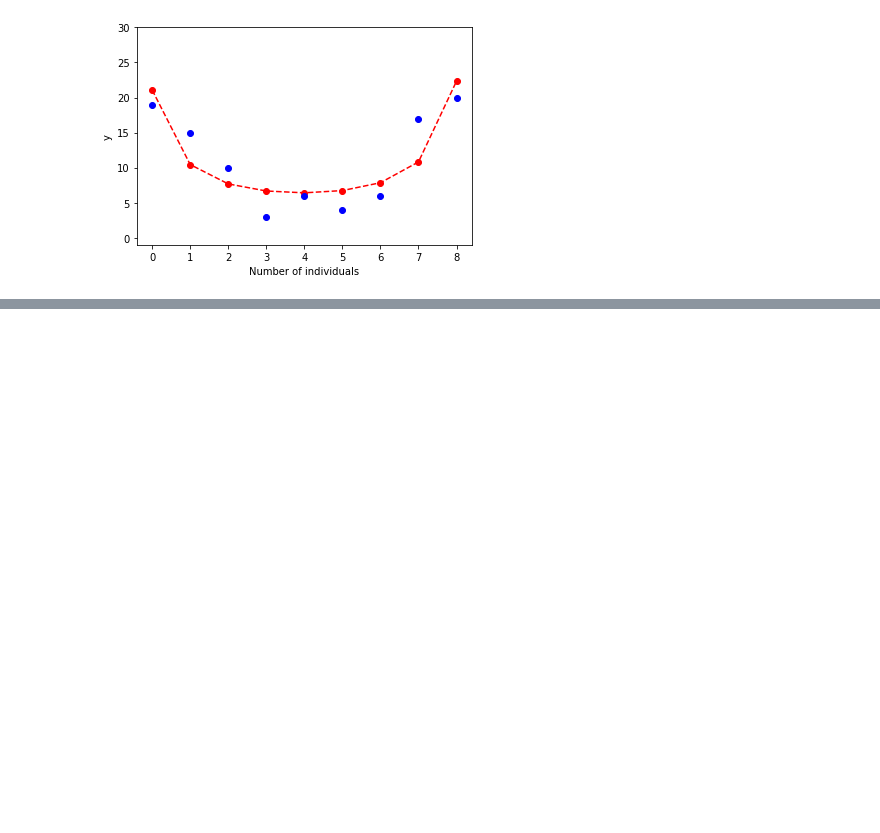
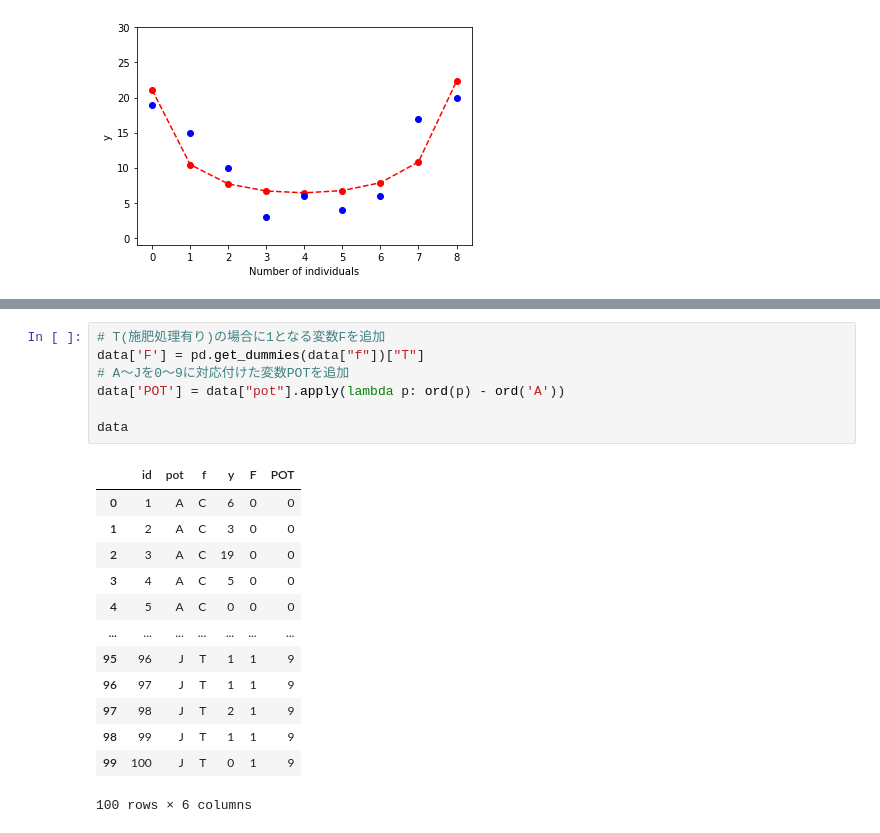
Before and after one commit to KFurudate/Midoribon, a Jupyter notebook: chap10.ipynb, the cells around one changed output, grey strips where cells are left out. Drawn from its saved outputs; the diff is of its cells as text; blank space fills up the shorter version.

```diff
--- a/chap10.ipynb
+++ b/chap10.ipynb
@@ -268,0 +324,21 @@ plt.show()
+# %%
+# T(施肥処理有り)の場合に1となる変数Fを追加
+data['F'] = pd.get_dummies(data["f"])["T"]
+# A〜Jを0〜9に対応付けた変数POTを追加
+data['POT'] = data["pot"].apply(lambda p: ord(p) - ord('A'))
+
+data
+# %% [output]
+|  | id | pot | f | y | F | POT |
+| 0 | 1 | A | C | 6 | 0 | 0 |
+| 1 | 2 | A | C | 3 | 0 | 0 |
+| 2 | 3 | A | C | 19 | 0 | 0 |
+| 3 | 4 | A | C | 5 | 0 | 0 |
+| 4 | 5 | A | C | 0 | 0 | 0 |
+| ... | ... | ... | ... | ... | ... | ... |
+| 95 | 96 | J | T | 1 | 1 | 9 |
+| 96 | 97 | J | T | 1 | 1 | 9 |
+| 97 | 98 | J | T | 2 | 1 | 9 |
+| 98 | 99 | J | T | 1 | 1 | 9 |
+| 99 | 100 | J | T | 0 | 1 | 9 |
+100 rows × 6 columns
```
Also changed, not shown: parts of 10 cells of this notebook.
